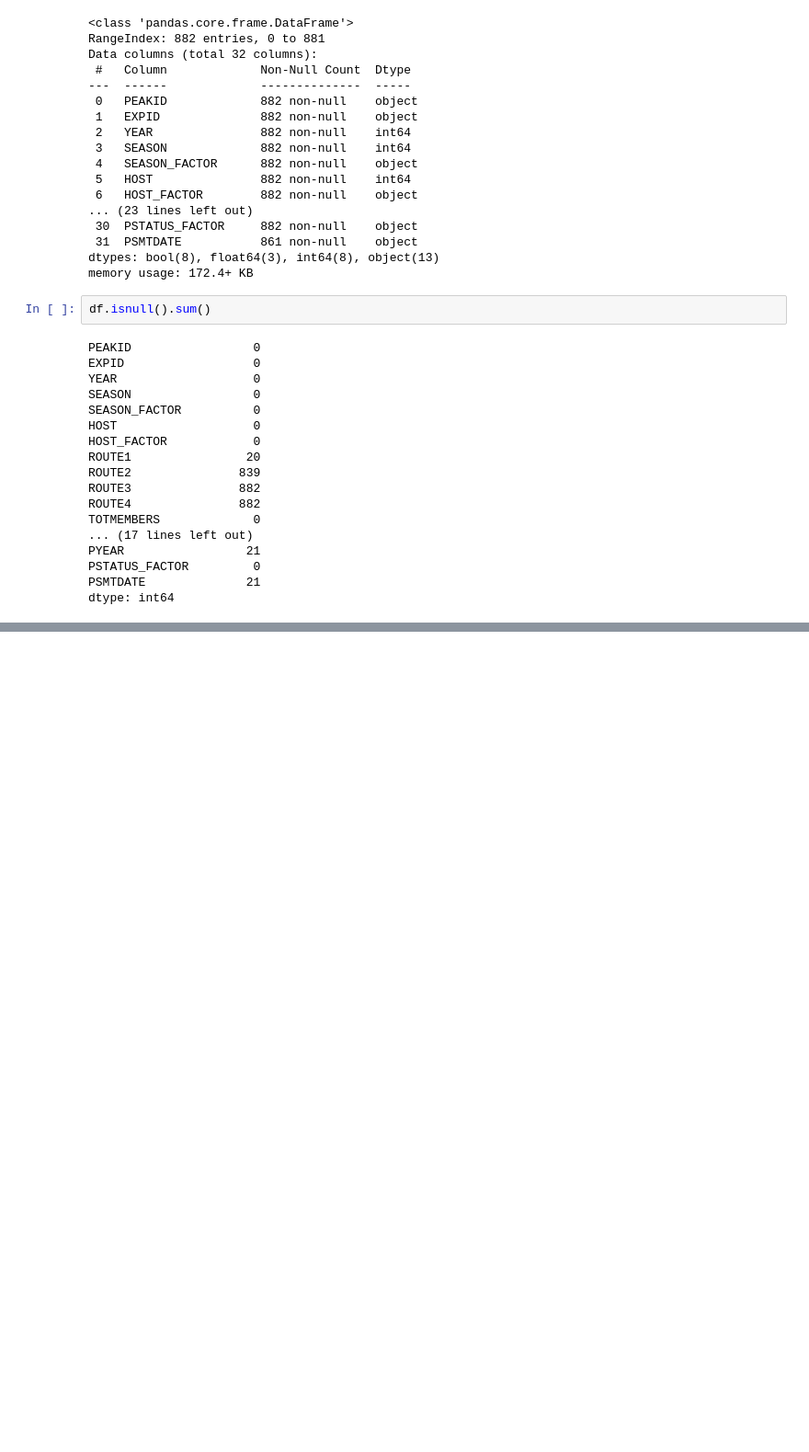
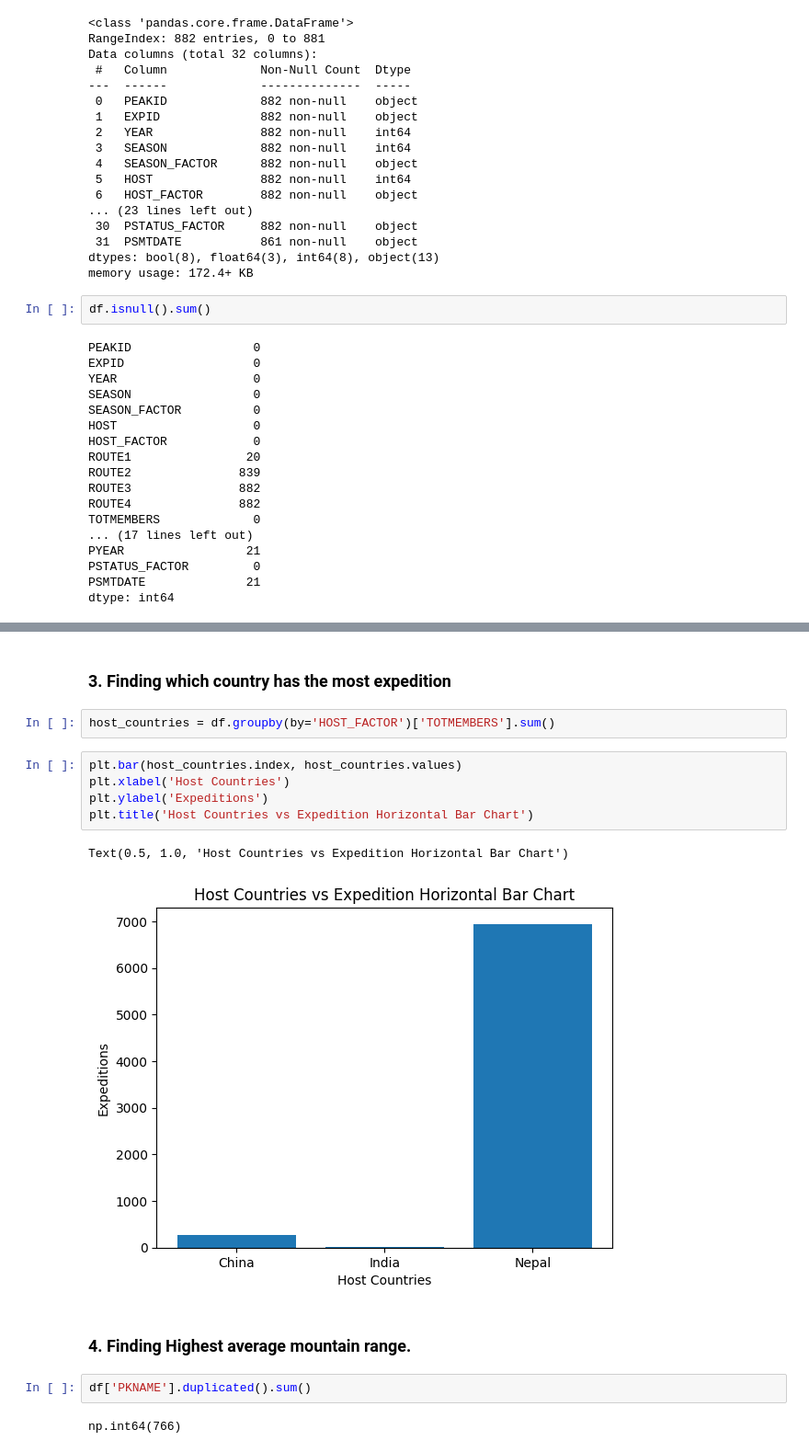
Before and after one commit to lazy-upa/Mountaineering-Expedition-Prediction, a Jupyter notebook: analysis.ipynb, the cells around one changed output, grey strips where cells are left out. Shown at 92% size. Saved outputs shown, nothing was run; the diff lists cells and outputs as text; blank space fills up the shorter version.

```diff
--- a/analysis.ipynb
+++ b/analysis.ipynb
@@ -162,0 +203,18 @@ dtype: int64
+# %% [markdown]
+### **3. Finding which country has the most expedition**
+# %%
+host_countries = df.groupby(by='HOST_FACTOR')['TOTMEMBERS'].sum()
+# %%
+plt.bar(host_countries.index, host_countries.values)
+plt.xlabel('Host Countries')
+plt.ylabel('Expeditions')
+plt.title('Host Countries vs Expedition Horizontal Bar Chart')
+# %% [output]
+Text(0.5, 1.0, 'Host Countries vs Expedition Horizontal Bar Chart')
+[figure, added]
+# %% [markdown]
+### **4. Finding Highest average mountain range.**
+# %%
+df['PKNAME'].duplicated().sum()
+# %% [output]
+np.int64(766)
```
Also changed, not shown: parts of 19 cells of this notebook, 2 other files.
